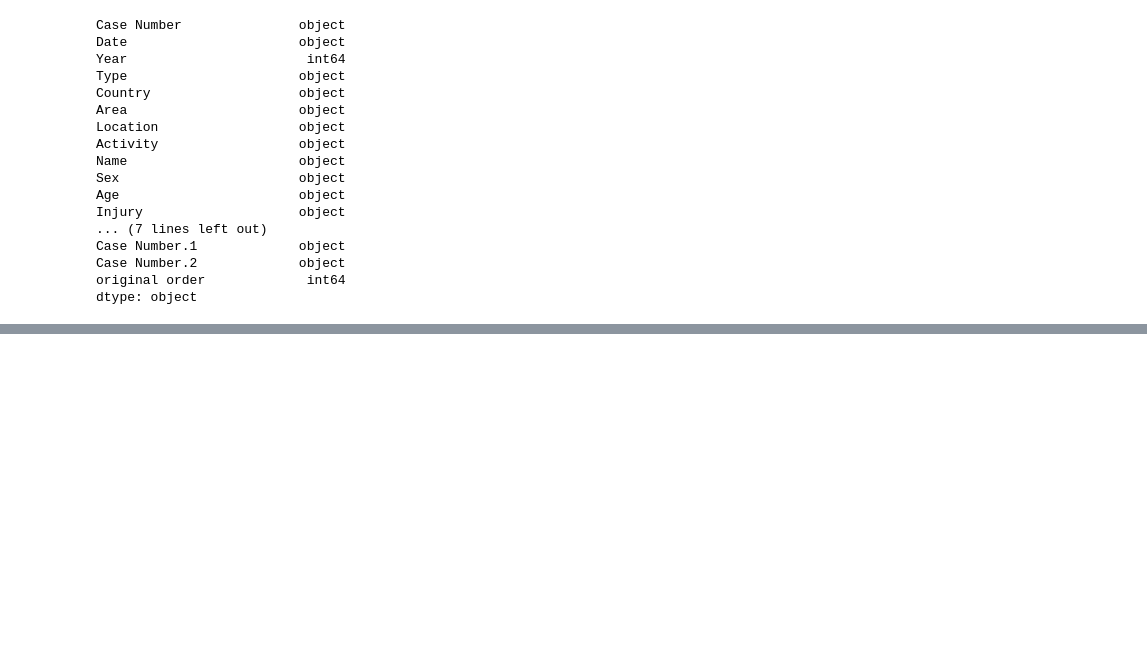
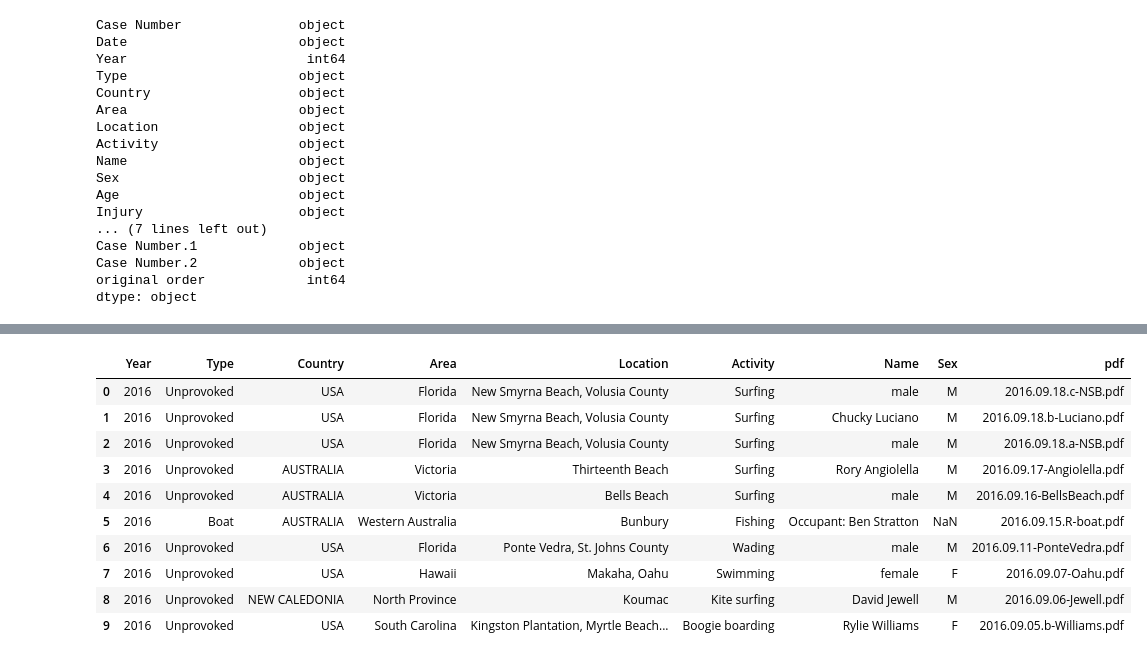
Before and after one commit to David-Fde/pandas-project, a Jupyter notebook: data-wrangling.ipynb, the cells around one changed output, grey strips where cells are left out. Cells and saved outputs as stored; diff of their text form; code cells hidden in the pictures; blank space fills up the shorter version.

```diff
--- a/data-wrangling.ipynb
+++ b/data-wrangling.ipynb
@@ -86,0 +217,3 @@ display(data)
+# %%
+# La columna Injury puede ser vista en cada pdf adjunto para cada ataque, por lo que no es relevante.
+data = data.drop(['Injury'],axis=1)
@@ -86,0 +240,18 @@ display(data)
+# %%
+# La columna Date y Year son similares, ya que la columna Date tiene unos datos poco coherentes, se procede a
+# eliminarla.
+data = data.drop(['Date'],axis=1)
+# %%
+display(data.head(10))
+# %% [output]
+|  | Year | Type | Country | Area | Location | Activity | Name | Sex | pdf |
+| 0 | 2016 | Unprovoked | USA | Florida | New Smyrna Beach, Volusia County | Surfing | male | M | 2016.09.18.c-NSB.pdf |
+| 1 | 2016 | Unprovoked | USA | Florida | New Smyrna Beach, Volusia County | Surfing | Chucky Luciano | M | 2016.09.18.b-Luciano.pdf |
+| 2 | 2016 | Unprovoked | USA | Florida | New Smyrna Beach, Volusia County | Surfing | male | M | 2016.09.18.a-NSB.pdf |
+| 3 | 2016 | Unprovoked | AUSTRALIA | Victoria | Thirteenth Beach | Surfing | Rory Angiolella | M | 2016.09.17-Angiolella.pdf |
+| 4 | 2016 | Unprovoked | AUSTRALIA | Victoria | Bells Beach | Surfing | male | M | 2016.09.16-BellsBeach.pdf |
+| 5 | 2016 | Boat | AUSTRALIA | Western Australia | Bunbury | Fishing | Occupant: Ben Stratton | NaN | 2016.09.15.R-boat.pdf |
+| 6 | 2016 | Unprovoked | USA | Florida | Ponte Vedra, St. Johns County | Wading | male | M | 2016.09.11-PonteVedra.pdf |
+| 7 | 2016 | Unprovoked | USA | Hawaii | Makaha, Oahu | Swimming | female | F | 2016.09.07-Oahu.pdf |
+| 8 | 2016 | Unprovoked | NEW CALEDONIA | North Province | Koumac | Kite surfing | David Jewell | M | 2016.09.06-Jewell.pdf |
+| 9 | 2016 | Unprovoked | USA | South Carolina | Kingston Plantation, Myrtle Beach... | Boogie boarding | Rylie Williams | F | 2016.09.05.b-Williams.pdf |
```
Also changed, not shown: parts of 21 cells of this notebook.
